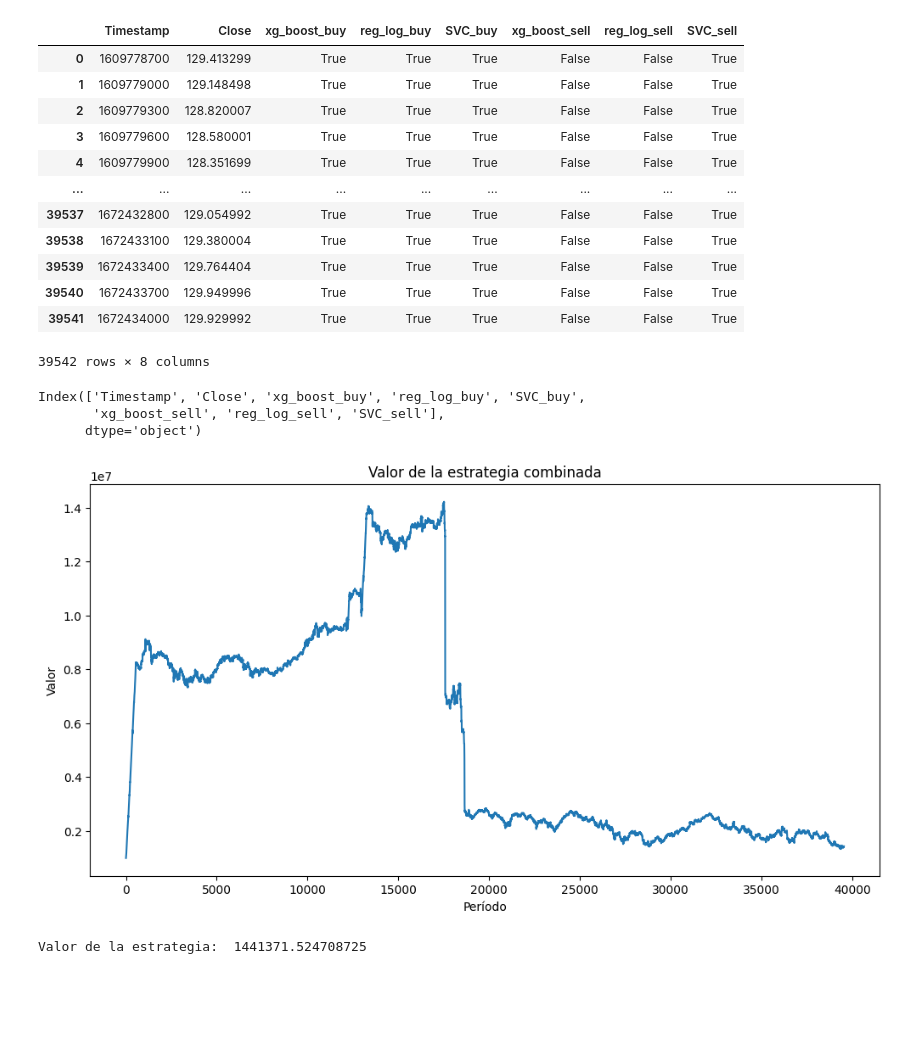
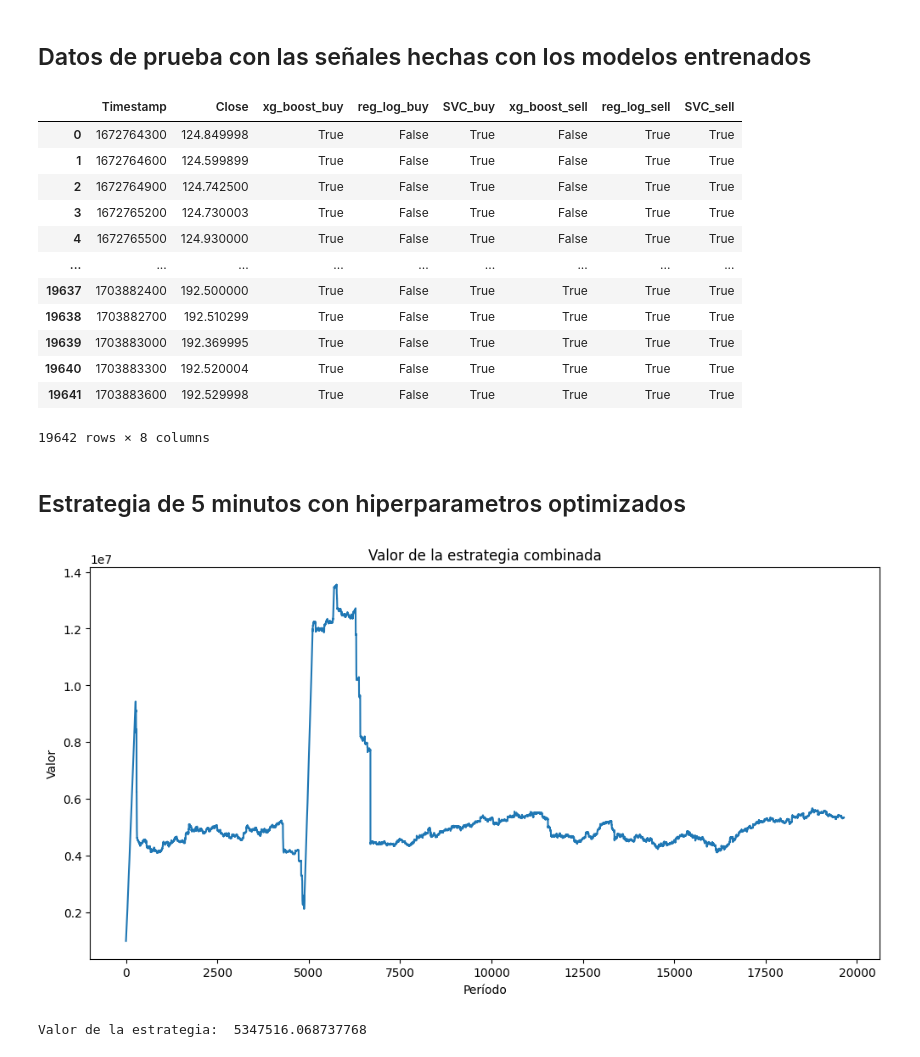
Before and after one commit to rodo1234/003_ML, a Jupyter notebook: Report.ipynb, the cells around one changed output. Saved outputs shown, nothing was run; the diff lists cells and outputs as text; code cells hidden in the pictures; blank space fills up the shorter version.

```diff
--- a/Report.ipynb
+++ b/Report.ipynb
@@ -2,38 +2,36 @@
 import matplotlib.pyplot as plt
 import numpy as np
 import pandas as pd
+# %% [markdown]
+## Datos de prueba con las señales hechas con los modelos entrenados
 # %%
-data_5m = pd.read_csv('data/indicadores_5m.csv')
+data_5m = pd.read_csv('data/indicadores_test_5m.csv')
 data_5m
 # %% [output]
 |  | Timestamp | Close | xg_boost_buy | reg_log_buy | SVC_buy | xg_boost_sell | reg_log_sell | SVC_sell |
-| 0 | 1609778700 | 129.413299 | True | True | True | False | False | True |
-| 1 | 1609779000 | 129.148498 | True | True | True | False | False | True |
-| 2 | 1609779300 | 128.820007 | True | True | True | False | False | True |
-| 3 | 1609779600 | 128.580001 | True | True | True | False | False | True |
-| 4 | 1609779900 | 128.351699 | True | True | True | False | False | True |
+| 0 | 1672764300 | 124.849998 | True | False | True | False | True | True |
+| 1 | 1672764600 | 124.599899 | True | False | True | False | True | True |
+| 2 | 1672764900 | 124.742500 | True | False | True | False | True | True |
+| 3 | 1672765200 | 124.730003 | True | False | True | False | True | True |
+| 4 | 1672765500 | 124.930000 | True | False | True | False | True | True |
 | ... | ... | ... | ... | ... | ... | ... | ... | ... |
-| 39537 | 1672432800 | 129.054992 | True | True | True | False | False | True |
-| 39538 | 1672433100 | 129.380004 | True | True | True | False | False | True |
-| 39539 | 1672433400 | 129.764404 | True | True | True | False | False | True |
-| 39540 | 1672433700 | 129.949996 | True | True | True | False | False | True |
-| 39541 | 1672434000 | 129.929992 | True | True | True | False | False | True |
+| 19637 | 1703882400 | 192.500000 | True | False | True | True | True | True |
+| 19638 | 1703882700 | 192.510299 | True | False | True | True | True | True |
+| 19639 | 1703883000 | 192.369995 | True | False | True | True | True | True |
+| 19640 | 1703883300 | 192.520004 | True | False | True | True | True | True |
+| 19641 | 1703883600 | 192.529998 | True | False | True | True | True | True |
-39542 rows × 8 columns
+19642 rows × 8 columns
-# %%
-data_5m.keys()
-# %% [output]
-Index(['Timestamp', 'Close', 'xg_boost_buy', 'reg_log_buy', 'SVC_buy',
-       'xg_boost_sell', 'reg_log_sell', 'SVC_sell'],
-      dtype='object')
+# %% [markdown]
+## Estrategia de 5 minutos con hiperparametros optimizados
 # %%
 
 # Parámetros óptimos
-stop_loss_long = 0.13204837666998107
-take_profit_long = 0.16924732670477438
-stop_loss_short = 0.2481841083567563
-take_profit_short = 0.18344160897836873
-n_shares_long = 14
-n_shares_short = 53
+stop_loss_long = 0.03577213912558565
+take_profit_long = 0.28986074807515007
+stop_loss_short = 0.033097932500542
+take_profit_short = 0.045259371081757024
+n_shares_long = 57
+n_shares_short = 99
 
 # Variables de la estrategia
 cash = 1_000_000
@@ -73,40 +71,41 @@ for i, row in data_5m.iterrows():
                 temp_operations.append(op)
     active_operations = temp_operations
 
+
     if cash >= row['Close'] * n_shares_long * (1 + com):
                 if row['xg_boost_buy']:
                     active_operations.append(Operation(operation_type='Long',
                                                             bought_at=row['Close'],
                                                             timestamp=row.Timestamp,
                                                             n_shares= n_shares_long,
                                                             stop_loss=(row['Close'] * stop_loss_long),
                                                             take_profit=row['Close'] * (1 + take_profit_long)))
-                    cash -= row['Close'] * n_shares_long * (1 + com)
+                    cash += row['Close'] * n_shares_long * (1 + com)
 
     if cash >= row['Close'] * n_shares_short * (1 + com):
 
                 if row['xg_boost_sell']:
                     active_operations.append(Operation(operation_type='Short',
                                                             bought_at=row['Close'],
                                                             timestamp=row.Timestamp,
                                                             n_shares=n_shares_short,
                                                             stop_loss=row['Close'] * (1 + stop_loss_short),
                                                             take_profit=row['Close'] * take_profit_short))
 
-                    cash += (op.bought_at - row['Close']) * (1- com) * n_shares_short
+                    cash -= row['Close'] * (1- com) * n_shares_short
 
     # Valor de la estrategia
     total_value = len(active_operations) * row.Close * (n_shares_short + n_shares_long)
     strategy_value.append(cash + total_value)
 
 # Graficar el valor de la estrategia a lo largo del tiempo
 plt.figure(figsize=(12, 6))
 plt.plot(strategy_value)
 plt.title('Valor de la estrategia combinada')
 plt.xlabel('Período')
 plt.ylabel('Valor')
 plt.show()
 print("Valor de la estrategia: ", strategy_value[-1])
 # %% [output]
-[figure, old version]
+[figure, new version]
-Valor de la estrategia:  1441371.524708725
+Valor de la estrategia:  5347516.068737768
```
Also changed, not shown: parts of 5 cells of this notebook, 3 other files.
